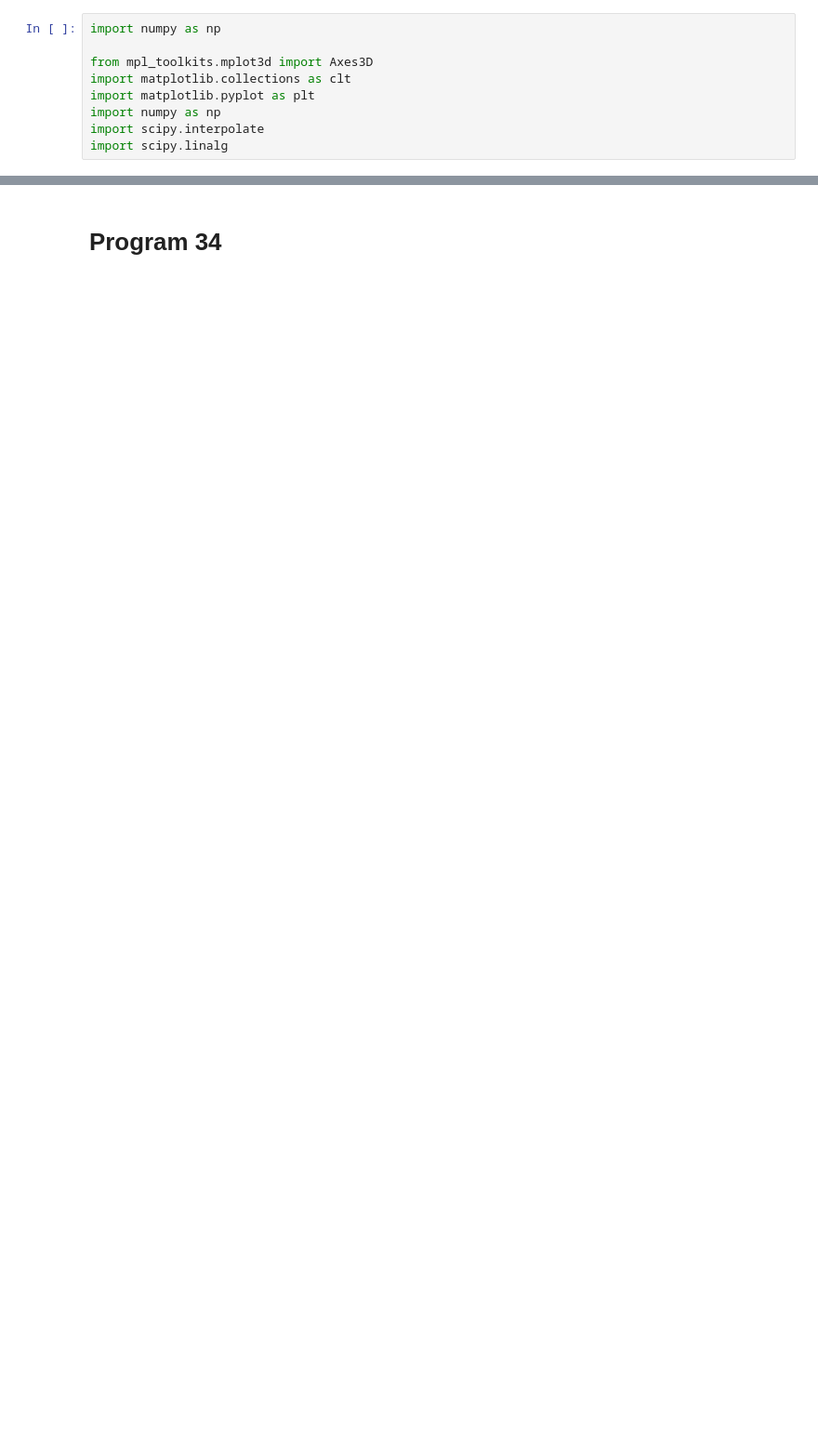
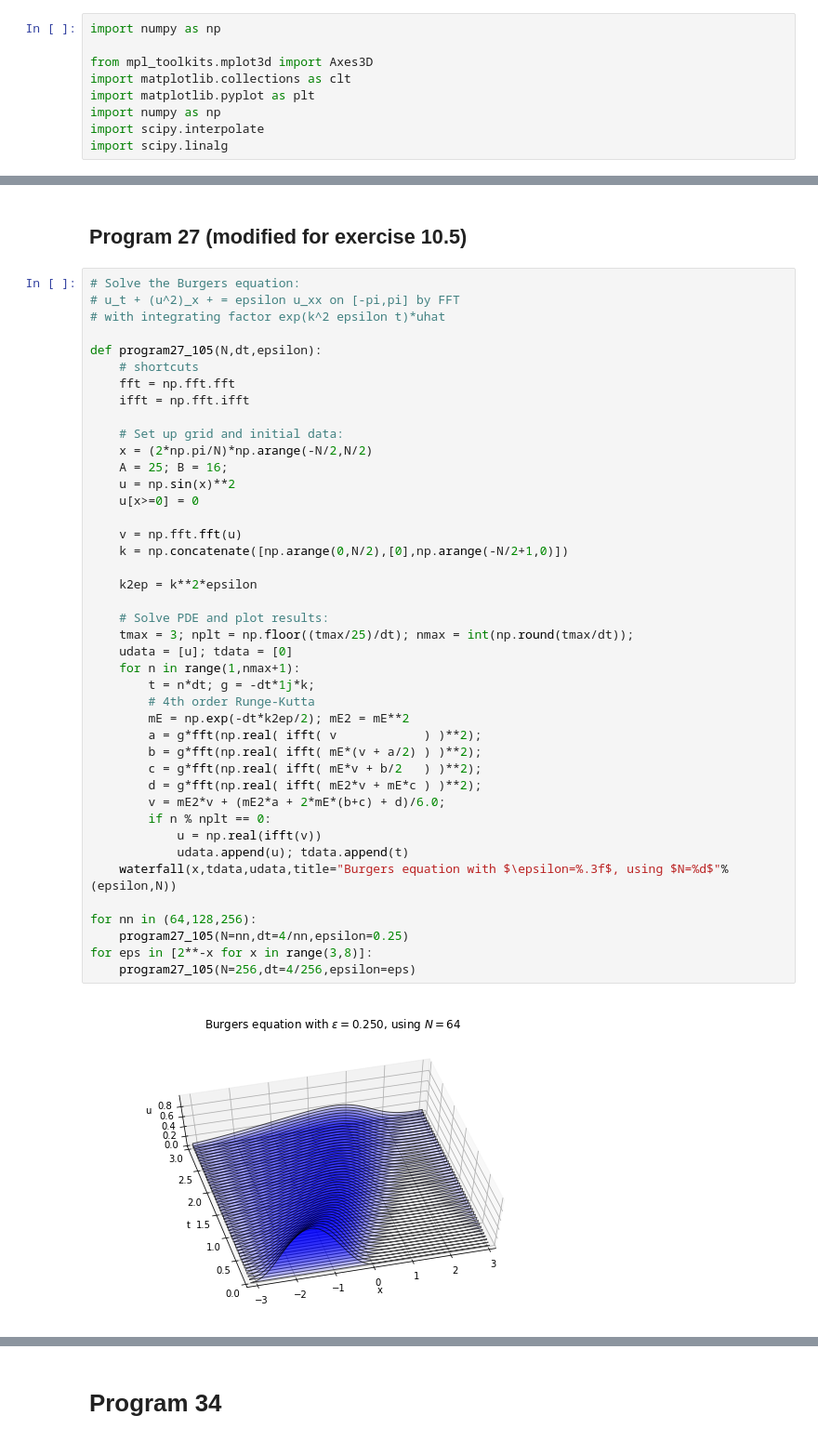
Before and after one commit to autopawn/cc5-works, a Jupyter notebook: t3.ipynb, the cells around one changed output, grey strips where cells are left out. Shown at 93% size. Cells and saved outputs as stored; diff of their text form; blank space fills up the shorter version.

```diff
--- a/t3.ipynb
+++ b/t3.ipynb
@@ -113,0 +400,46 @@ except: pass
+# %% [markdown]
+## Program 27 (modified for exercise 10.5)
+# %%
+# Solve the Burgers equation:
+# u_t + (u^2)_x + = epsilon u_xx on [-pi,pi] by FFT
+# with integrating factor exp(k^2 epsilon t)*uhat
+
+def program27_105(N,dt,epsilon):
+    # shortcuts
+    fft = np.fft.fft
+    ifft = np.fft.ifft
+
+    # Set up grid and initial data:
+    x = (2*np.pi/N)*np.arange(-N/2,N/2)
+    A = 25; B = 16;
+    u = np.sin(x)**2
+    u[x>=0] = 0
+
+    v = np.fft.fft(u)
+    k = np.concatenate([np.arange(0,N/2),[0],np.arange(-N/2+1,0)])
+
+    k2ep = k**2*epsilon
+
+    # Solve PDE and plot results:
+    tmax = 3; nplt = np.floor((tmax/25)/dt); nmax = int(np.round(tmax/dt));
+    udata = [u]; tdata = [0]
+    for n in range(1,nmax+1):
+        t = n*dt; g = -dt*1j*k;
+        # 4th order Runge-Kutta
+        mE = np.exp(-dt*k2ep/2); mE2 = mE**2
+        a = g*fft(np.real( ifft( v            ) )**2);
+        b = g*fft(np.real( ifft( mE*(v + a/2) ) )**2);
+        c = g*fft(np.real( ifft( mE*v + b/2   ) )**2);
+        d = g*fft(np.real( ifft( mE2*v + mE*c ) )**2);
+        v = mE2*v + (mE2*a + 2*mE*(b+c) + d)/6.0;
+        if n % nplt == 0:
+            u = np.real(ifft(v))
+            udata.append(u); tdata.append(t)
+    waterfall(x,tdata,udata,title="Burgers equation with $\epsilon=%.3f$, using $N=%d$"%(epsilon,N))
+
+for nn in (64,128,256):
+    program27_105(N=nn,dt=4/nn,epsilon=0.25)
+for eps in [2**-x for x in range(3,8)]:
+    program27_105(N=256,dt=4/256,epsilon=eps)
+# %% [output]
+[figure, added]
```
Also changed, not shown: parts of 46 cells of this notebook.
